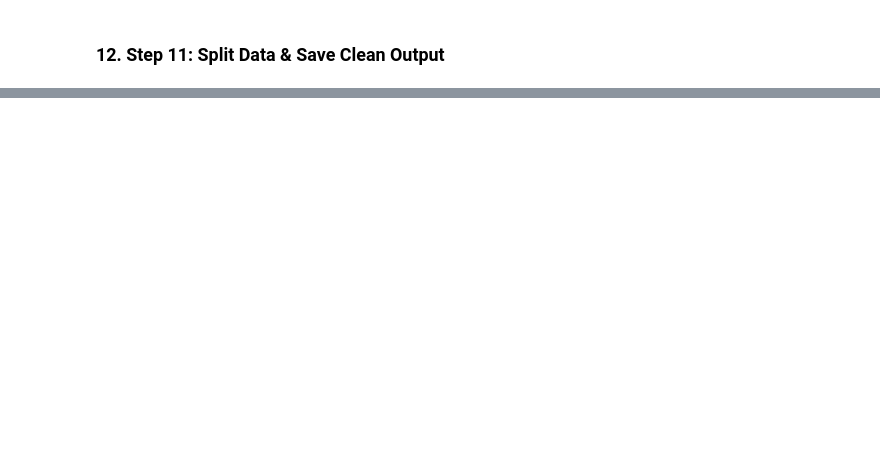
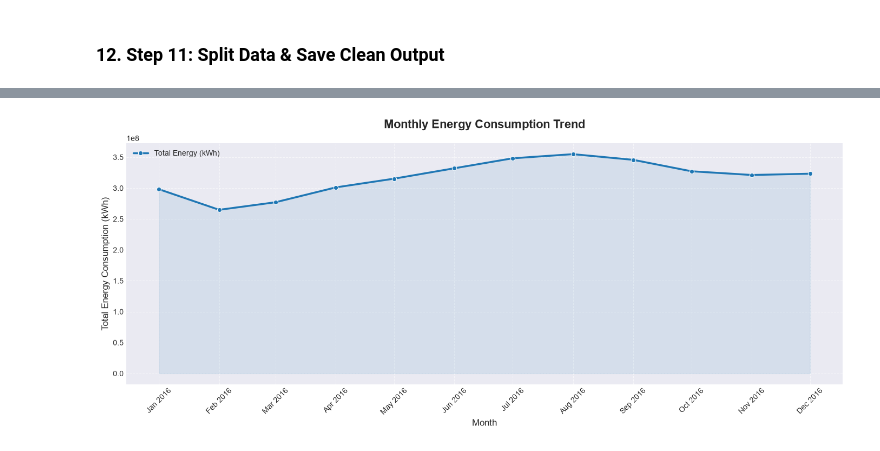
Before and after one commit to victoryv14/Data-Analysis-with-Python---MINI-Project, a Jupyter notebook: notebooks/01_energy_analysis_pipeline.ipynb, the cells around one changed output, grey strips where cells are left out. Saved outputs shown, nothing was run; the diff lists cells and outputs as text; code cells hidden in the pictures; blank space fills up the shorter version.

```diff
--- a/notebooks/01_energy_analysis_pipeline.ipynb
+++ b/notebooks/01_energy_analysis_pipeline.ipynb
@@ -330,0 +334,51 @@ Comprehensive processed dataset saved successfully!
+# %%
+import matplotlib.dates as mdates
+
+# 12.1 Monthly aggregation
+merged['date'] = pd.to_datetime(merged['date'], errors='coerce')
+merged['month'] = merged['date'].dt.to_period('M').dt.to_timestamp()
+
+monthly = (
+    merged
+    .groupby('month')
+    .agg(
+        total_energy_monthly=('total_energy', 'sum'),   # Total overall
+        avg_energy_per_meter=('total_energy', 'mean'), # Average per building/meter
+        num_entries=('total_energy', 'count')
+    )
+    .reset_index()
+)
+
+# 12.2 Enhanced Line Chart Graph
+plt.figure(figsize=(14, 6))
+
+# Primary line: Total Energy
+sns.lineplot(
+    data=monthly,
+    x='month',
+    y='total_energy_monthly',
+    marker='o',
+    linewidth=2.5,
+    color='#1f77b4',
+    label='Total Energy (kWh)'
+)
+
+# Formatting the X-axis to show months clearly
+plt.gca().xaxis.set_major_formatter(mdates.DateFormatter('%b %Y'))
+plt.gca().xaxis.set_major_locator(mdates.MonthLocator())
+plt.xticks(rotation=45)
+
+# Styling the graph
+plt.title('Monthly Energy Consumption Trend', fontsize=16, fontweight='bold', pad=20)
+plt.ylabel('Total Energy Consumption (kWh)', fontsize=12)
+plt.xlabel('Month', fontsize=12)
+plt.grid(True, linestyle='--', alpha=0.6)
+plt.legend(loc='upper left')
+
+# Add a shaded area under the line (Area-Line Chart)
+plt.fill_between(monthly['month'], monthly['total_energy_monthly'], color='#1f77b4', alpha=0.1)
+
+plt.tight_layout()
+plt.show()
+# %% [output]
+[figure, added]
```
Also changed, not shown: parts of 9 cells of this notebook, 12 other files.
